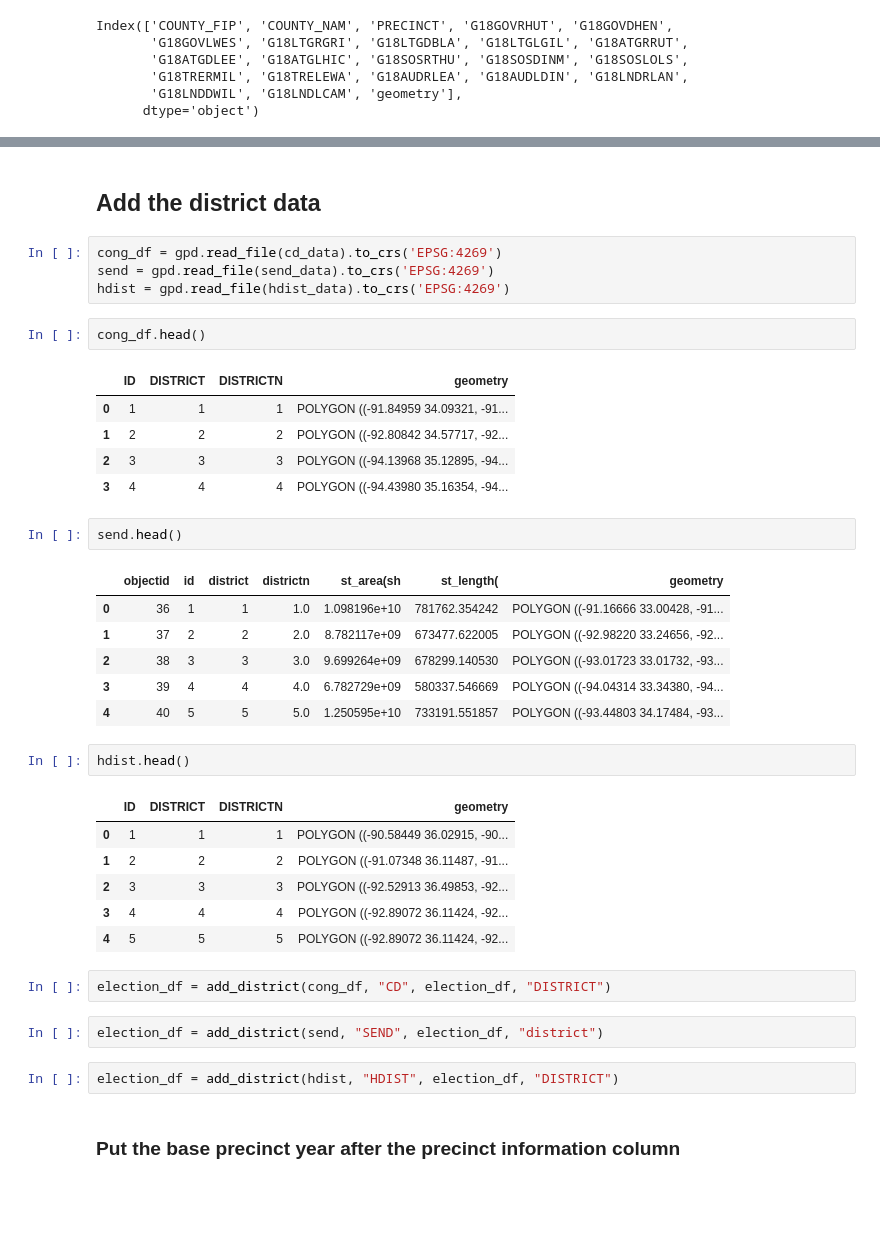
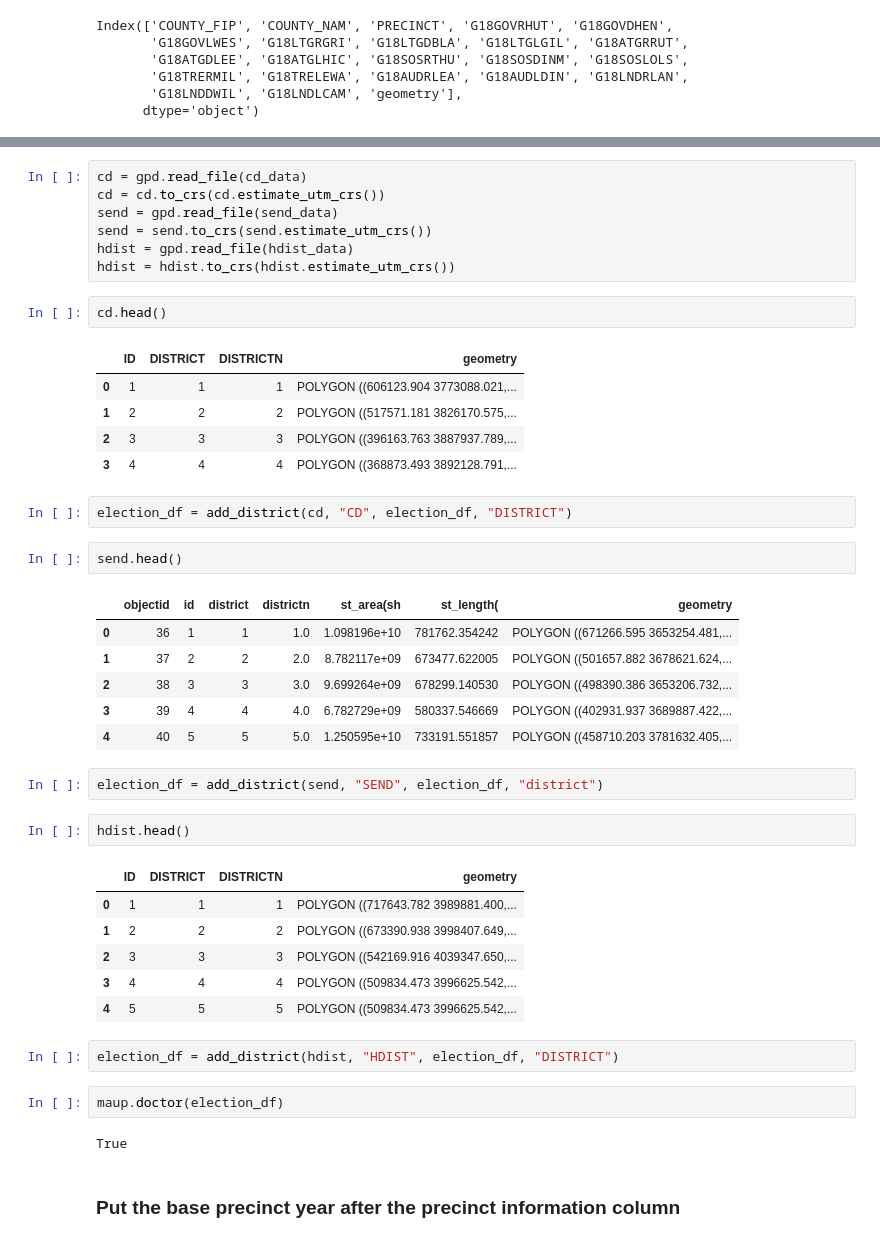
Before and after one commit to eveomett-states/Arkansas, a Jupyter notebook: ar.ipynb, the cells around one changed output, grey strips where cells are left out. Drawn from its saved outputs; the diff is of its cells as text; blank space fills up the shorter version.

```diff
--- a/ar.ipynb
+++ b/ar.ipynb
@@ -300,41 +320,46 @@ population agrees
-# %% [markdown]
-## Add the district data
 # %%
-cong_df = gpd.read_file(cd_data).to_crs('EPSG:4269')
-send = gpd.read_file(send_data).to_crs('EPSG:4269')
-hdist = gpd.read_file(hdist_data).to_crs('EPSG:4269')
+cd = gpd.read_file(cd_data)
+cd = cd.to_crs(cd.estimate_utm_crs())
+send = gpd.read_file(send_data)
+send = send.to_crs(send.estimate_utm_crs())
+hdist = gpd.read_file(hdist_data)
+hdist = hdist.to_crs(hdist.estimate_utm_crs())
 # %%
-cong_df.head()
+cd.head()
 # %% [output]
 |  | ID | DISTRICT | DISTRICTN | geometry |
-| 0 | 1 | 1 | 1 | POLYGON ((-91.84959 34.09321, -91... |
-| 1 | 2 | 2 | 2 | POLYGON ((-92.80842 34.57717, -92... |
-| 2 | 3 | 3 | 3 | POLYGON ((-94.13968 35.12895, -94... |
-| 3 | 4 | 4 | 4 | POLYGON ((-94.43980 35.16354, -94... |
+| 0 | 1 | 1 | 1 | POLYGON ((606123.904 3773088.021,... |
+| 1 | 2 | 2 | 2 | POLYGON ((517571.181 3826170.575,... |
+| 2 | 3 | 3 | 3 | POLYGON ((396163.763 3887937.789,... |
+| 3 | 4 | 4 | 4 | POLYGON ((368873.493 3892128.791,... |
+# %%
+election_df = add_district(cd, "CD", election_df, "DISTRICT")
 # %%
 send.head()
 # %% [output]
 |  | objectid | id | district | districtn | st_area(sh | st_length( | geometry |
-| 0 | 36 | 1 | 1 | 1.0 | 1.098196e+10 | 781762.354242 | POLYGON ((-91.16666 33.00428, -91... |
-| 1 | 37 | 2 | 2 | 2.0 | 8.782117e+09 | 673477.622005 | POLYGON ((-92.98220 33.24656, -92... |
-| 2 | 38 | 3 | 3 | 3.0 | 9.699264e+09 | 678299.140530 | POLYGON ((-93.01723 33.01732, -93... |
-| 3 | 39 | 4 | 4 | 4.0 | 6.782729e+09 | 580337.546669 | POLYGON ((-94.04314 33.34380, -94... |
-| 4 | 40 | 5 | 5 | 5.0 | 1.250595e+10 | 733191.551857 | POLYGON ((-93.44803 34.17484, -93... |
+| 0 | 36 | 1 | 1 | 1.0 | 1.098196e+10 | 781762.354242 | POLYGON ((671266.595 3653254.481,... |
+| 1 | 37 | 2 | 2 | 2.0 | 8.782117e+09 | 673477.622005 | POLYGON ((501657.882 3678621.624,... |
+| 2 | 38 | 3 | 3 | 3.0 | 9.699264e+09 | 678299.140530 | POLYGON ((498390.386 3653206.732,... |
+| 3 | 39 | 4 | 4 | 4.0 | 6.782729e+09 | 580337.546669 | POLYGON ((402931.937 3689887.422,... |
+| 4 | 40 | 5 | 5 | 5.0 | 1.250595e+10 | 733191.551857 | POLYGON ((458710.203 3781632.405,... |
+# %%
+election_df = add_district(send, "SEND", election_df, "district")
 # %%
 hdist.head()
 # %% [output]
 |  | ID | DISTRICT | DISTRICTN | geometry |
-| 0 | 1 | 1 | 1 | POLYGON ((-90.58449 36.02915, -90... |
-| 1 | 2 | 2 | 2 | POLYGON ((-91.07348 36.11487, -91... |
-| 2 | 3 | 3 | 3 | POLYGON ((-92.52913 36.49853, -92... |
-| 3 | 4 | 4 | 4 | POLYGON ((-92.89072 36.11424, -92... |
-| 4 | 5 | 5 | 5 | POLYGON ((-92.89072 36.11424, -92... |
+| 0 | 1 | 1 | 1 | POLYGON ((717643.782 3989881.400,... |
+| 1 | 2 | 2 | 2 | POLYGON ((673390.938 3998407.649,... |
+| 2 | 3 | 3 | 3 | POLYGON ((542169.916 4039347.650,... |
+| 3 | 4 | 4 | 4 | POLYGON ((509834.473 3996625.542,... |
+| 4 | 5 | 5 | 5 | POLYGON ((509834.473 3996625.542,... |
-# %%
-election_df = add_district(cong_df, "CD", election_df, "DISTRICT")
-# %%
-election_df = add_district(send, "SEND", election_df, "district")
 # %%
 election_df = add_district(hdist, "HDIST", election_df, "DISTRICT")
+# %%
+maup.doctor(election_df)
+# %% [output]
+True
 # %% [markdown]
 ### Put the base precinct year after the precinct information column
 # %%
```
Also changed, not shown: parts of 65 cells of this notebook, 1 other file.
